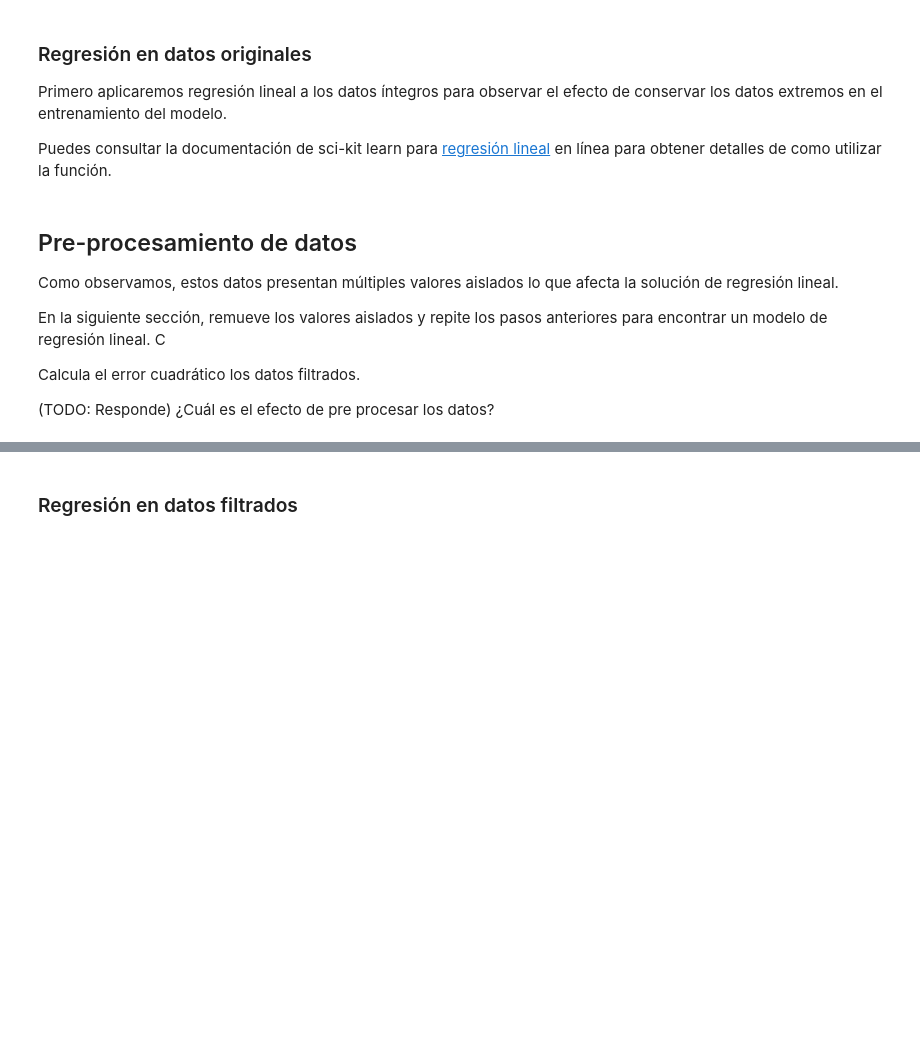
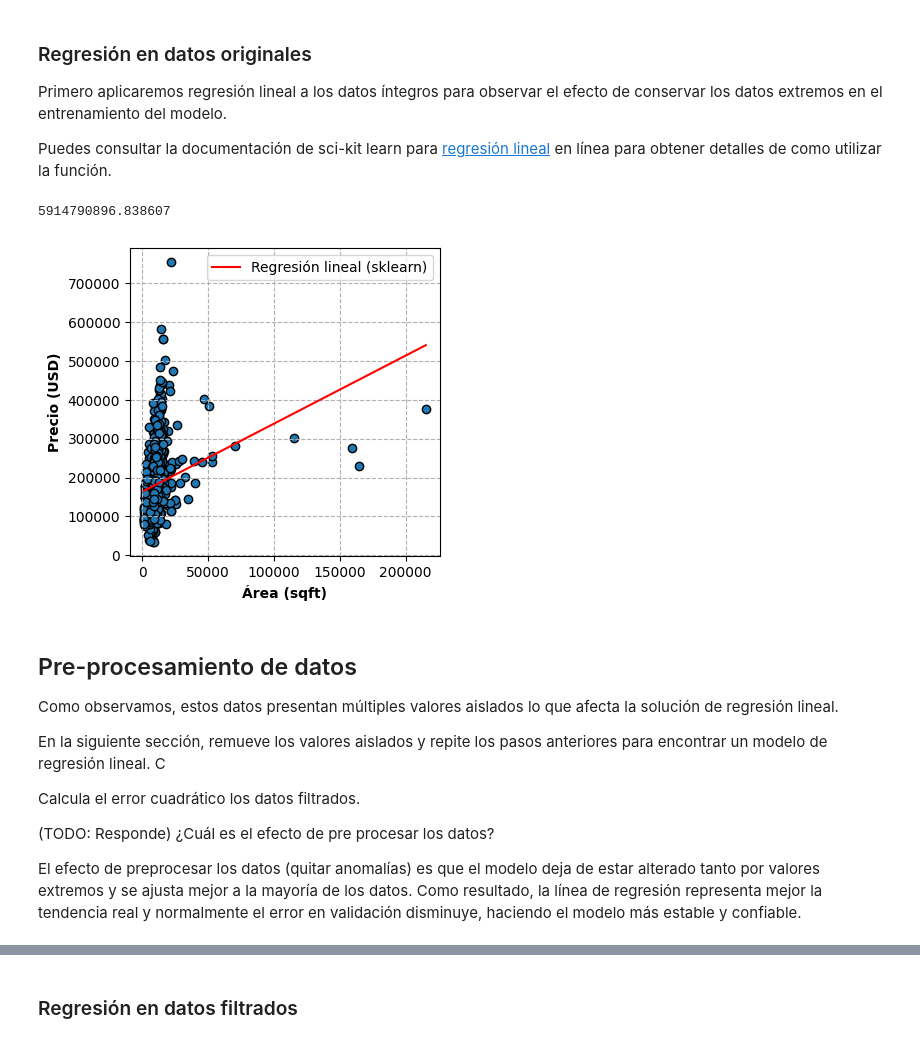
Before and after one commit to JohanaG27/ml26_Gurts, a Jupyter notebook: src/ml26/E03_LinearReg/linear_regression_sergio.ipynb, the cells around one changed output, grey strips where cells are left out. Drawn from its saved outputs; the diff is of its cells as text; code cells hidden in the pictures; blank space fills up the shorter version.

```diff
--- a/src/ml26/E03_LinearReg/linear_regression_sergio.ipynb
+++ b/src/ml26/E03_LinearReg/linear_regression_sergio.ipynb
@@ -130,7 +163,7 @@ def read_data(data_dir, file):
     return df
 
 # Leer los datasets
-data_dir = "../../datasets/house_prices"
+data_dir = "../datasets/house_prices"
 data = read_data(data_dir, "train.csv")
 
 # Filtrar los datos para seleccionar las columnas de interes
@@ -177,20 +212,26 @@ Puedes consultar la documentación de sci-kit learn para  [regresión lineal](ht
 # %%
 from sklearn.linear_model import LinearRegression
 X = X.reshape(-1, 1)
 
 # TODO: Usas la funcion integrada de scikit learn para encontrar un modelo de regresión lineal que se ajuste a los datos de entrenamiento y obtén las predicciones
-preds = ...
+model = LinearRegression()
+model.fit(X, y)
+preds = model.predict(X)
 
 # Graficamos los datos originales
 fig, ax = plot_data(X, y)
 # TODO: Grafica la linea resultante sobre los datos originales
-ax.plot(X, preds, 'r')
+idx = np.argsort(X[:, 0])
+ax.plot(X[idx], preds[idx], 'r', label='Regresión lineal (sklearn)')
 
 plt.legend()
 
 # TODO: calcula el error cuadrado promedio
-mean_error = ...
+mean_error = np.mean((preds - y) ** 2)
 print(mean_error)
+# %% [output]
+5914790896.838607
+[figure, added]
 # %% [markdown]
 ## Pre-procesamiento de datos
 Como observamos, estos datos presentan múltiples valores aislados lo que afecta la solución de regresión lineal.
@@ -200,5 +241,7 @@ En la siguiente sección, remueve los valores aislados y repite los pasos anteri
 Calcula el error cuadrático los datos filtrados.
 
 (TODO: Responde) ¿Cuál es el efecto de pre procesar los datos?
+
+El efecto de preprocesar los datos (quitar anomalías) es que el modelo deja de estar alterado tanto por valores extremos y se ajusta mejor a la mayoría de los datos. Como resultado, la línea de regresión representa mejor la tendencia real y normalmente el error en validación disminuye, haciendo el modelo más estable y confiable.
 # %%
 # TODO: Remueve los outliers seleccionando un valor que consideres apropiado (filtra los valores de LotArea <= 70000 y SalePrice <= 700000) hasta que los datos se encuentren densamente concentrados en una región
```
Also changed, not shown: parts of 11 cells of this notebook.
